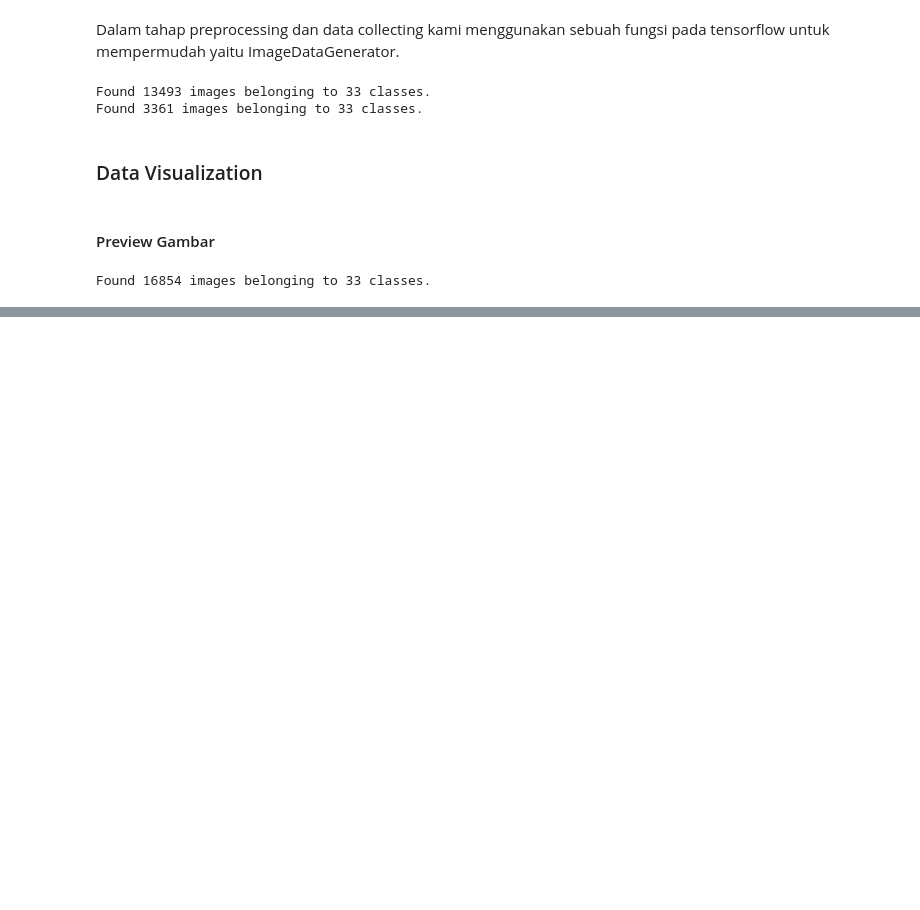
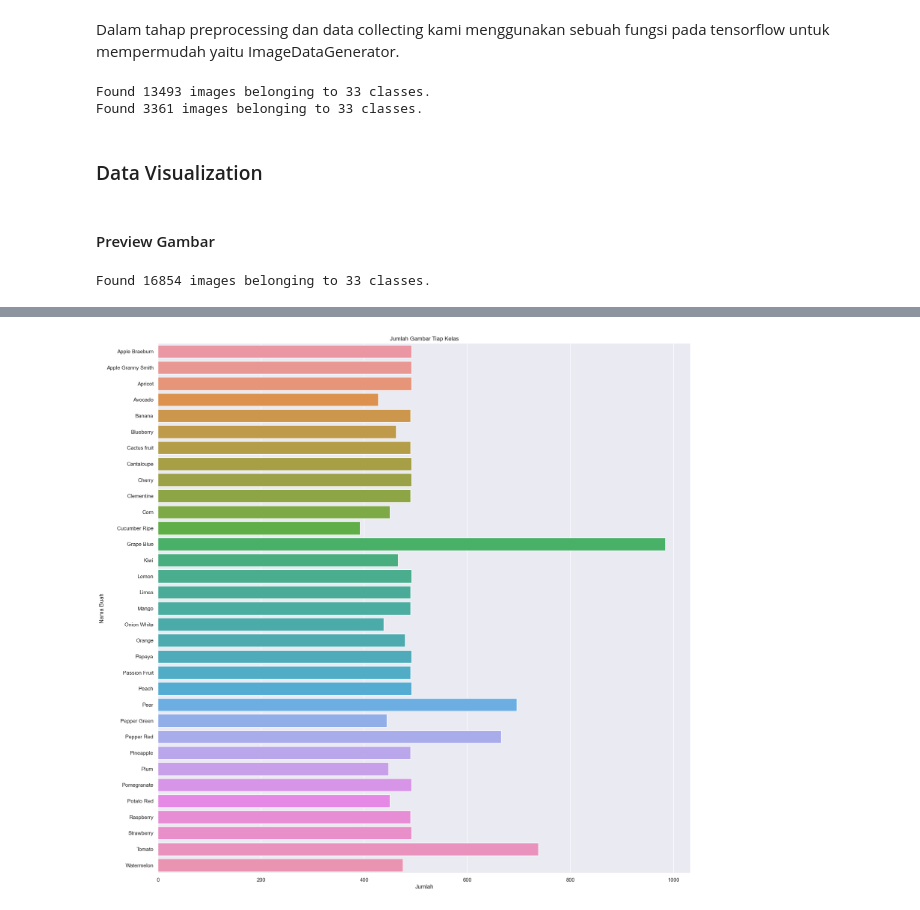
Before and after one commit to chen1404/PA-KB-KELOMPOK7, a Jupyter notebook: PA_KB.ipynb, the cells around one changed output, grey strips where cells are left out. Cells and saved outputs as stored; diff of their text form; code cells hidden in the pictures; blank space fills up the shorter version.

```diff
--- a/PA_KB.ipynb
+++ b/PA_KB.ipynb
@@ -85,0 +119,17 @@ Found 16854 images belonging to 33 classes.
+# %%
+class_size = []
+for i in os.listdir(train_path):
+    image_count = 0
+    data_dir = pathlib.Path(train_path + '/'+ i)
+    count = len(os.listdir(data_dir))
+    class_size.append(count)
+# %%
+plt.figure(figsize=(20,20))
+sns.set_theme()
+sns.barplot(y=class_names,x=class_size,orient="h")
+plt.title('Jumlah Gambar Tiap Kelas')
+plt.xlabel('Jumlah')
+plt.ylabel('Nama Buah')
+plt.show()
+# %% [output]
+[figure, added]
```
Also changed, not shown: parts of 5 cells of this notebook.
